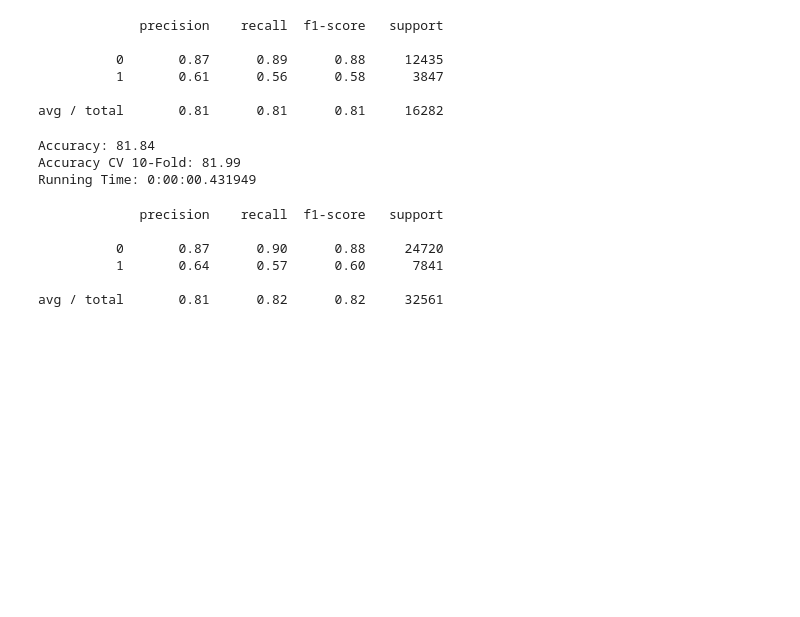
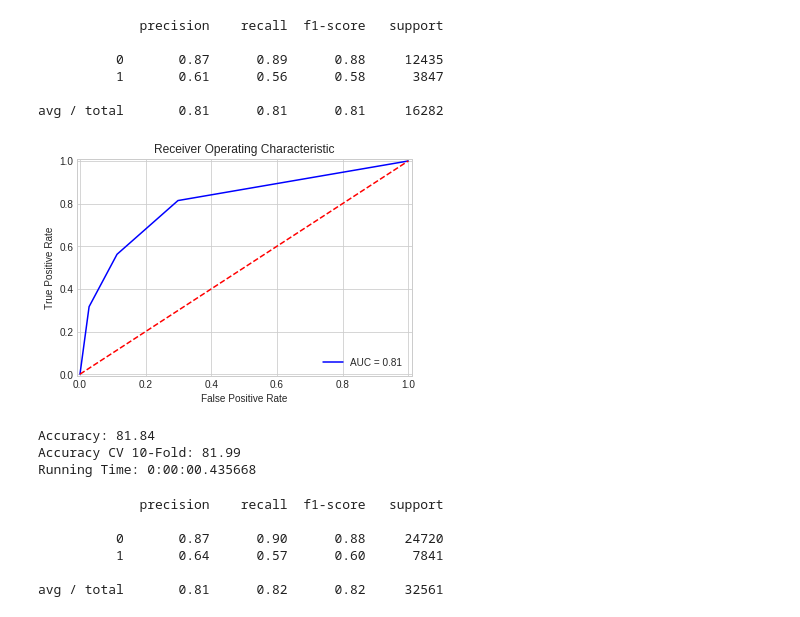
Before and after one commit to dformoso/sklearn-classification, a Jupyter notebook: Data Science Workbook - Census Income Dataset - v2.ipynb, the cells around one changed output. Drawn from its saved outputs; the diff is of its cells as text; code cells hidden in the pictures; blank space fills up the shorter version.

```diff
--- a/Data Science Workbook - Census Income Dataset - v2.ipynb
+++ b/Data Science Workbook - Census Income Dataset - v2.ipynb
@@ -1078,12 +1102,12 @@ avg / total       0.83      0.84      0.83     16282
 # %%
 # k-Nearest Neighbors
 start_time = time.time()
-train_pred_knn, test_pred_knn, acc_knn, acc_cv_knn = fit_ml_algo(KNeighborsClassifier(n_neighbors = 3,
-                                                                                      n_jobs = -1),
-                                                                 X_train,
-                                                                 y_train,
-                                                                 X_test,
-                                                                 10)
+train_pred_knn, test_pred_knn, acc_knn, acc_cv_knn, probs_knn = fit_ml_algo(KNeighborsClassifier(n_neighbors = 3,
+                                                                                                 n_jobs = -1),
+                                                                                                 X_train,
+                                                                                                 y_train,
+                                                                                                 X_test,
+                                                                                                 10)
 knn_time = (time.time() - start_time)
 print("Accuracy: %s" % acc_knn)
 print("Accuracy CV 10-Fold: %s" % acc_cv_knn)
@@ -1110,10 +1134,14 @@ print metrics.classification_report(y_test, test_pred_knn)
           1       0.61      0.56      0.58      3847
 
 avg / total       0.81      0.81      0.81     16282
+# %%
+plot_roc_curve(y_test, probs_knn)
+# %% [output]
+[figure, added]
 # %%
 # Gaussian Naive Bayes
 start_time = time.time()
-train_pred_gaussian, test_pred_gaussian, acc_gaussian, acc_cv_gaussian = fit_ml_algo(GaussianNB(),
+train_pred_gaussian, test_pred_gaussian, acc_gaussian, acc_cv_gaussian, probs_gau = fit_ml_algo(GaussianNB(),
                                                                                      X_train,
                                                                                      y_train,
                                                                                      X_test,
@@ -1125,7 +1153,7 @@ print("Running Time: %s" % datetime.timedelta(seconds=gaussian_time))
 # %% [output]
 Accuracy: 81.84
 Accuracy CV 10-Fold: 81.99
-Running Time: 0:00:00.431949
+Running Time: 0:00:00.435668
 # %%
 print metrics.classification_report(y_train, train_pred_gaussian)
 # %% [output]
```
Also changed, not shown: parts of 25 cells of this notebook.
